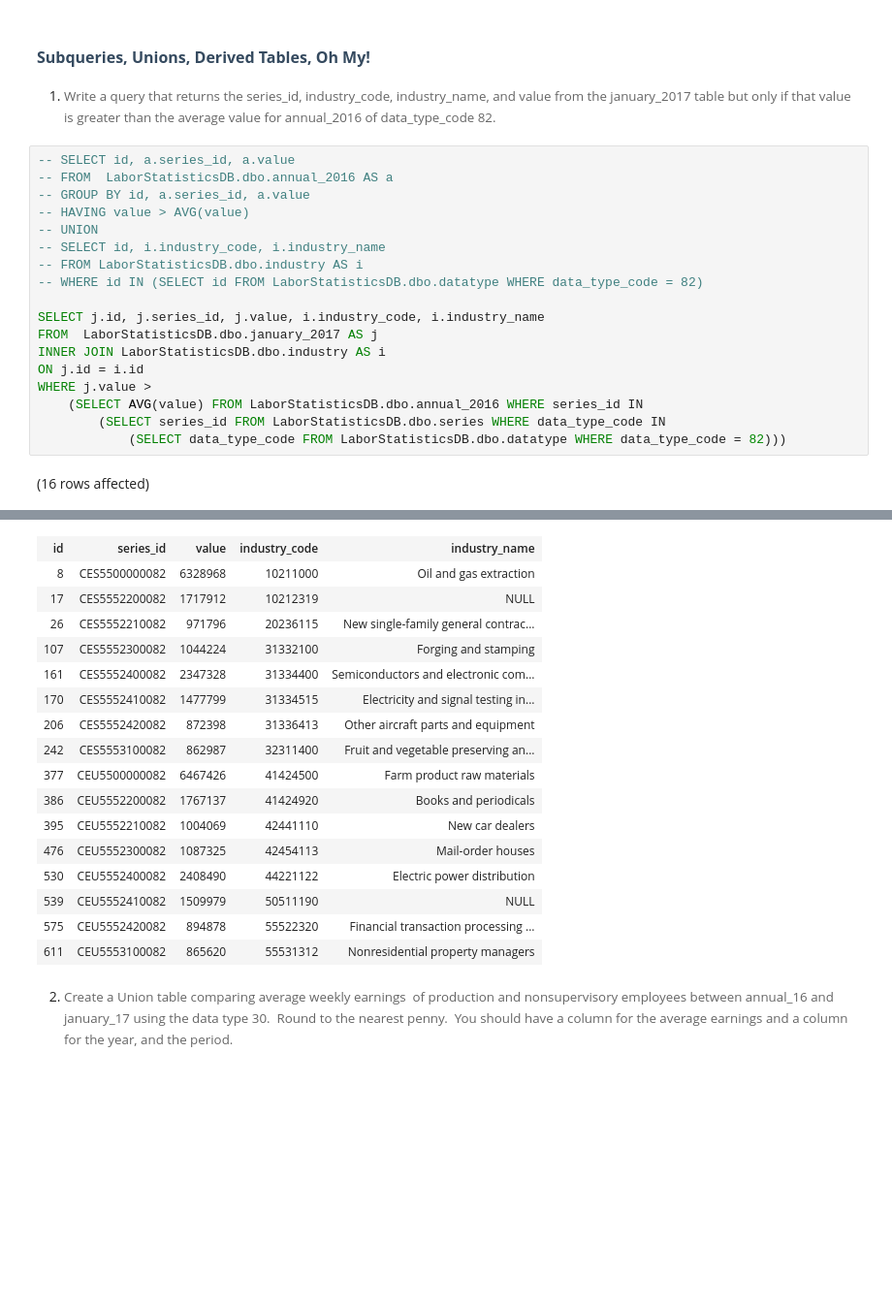
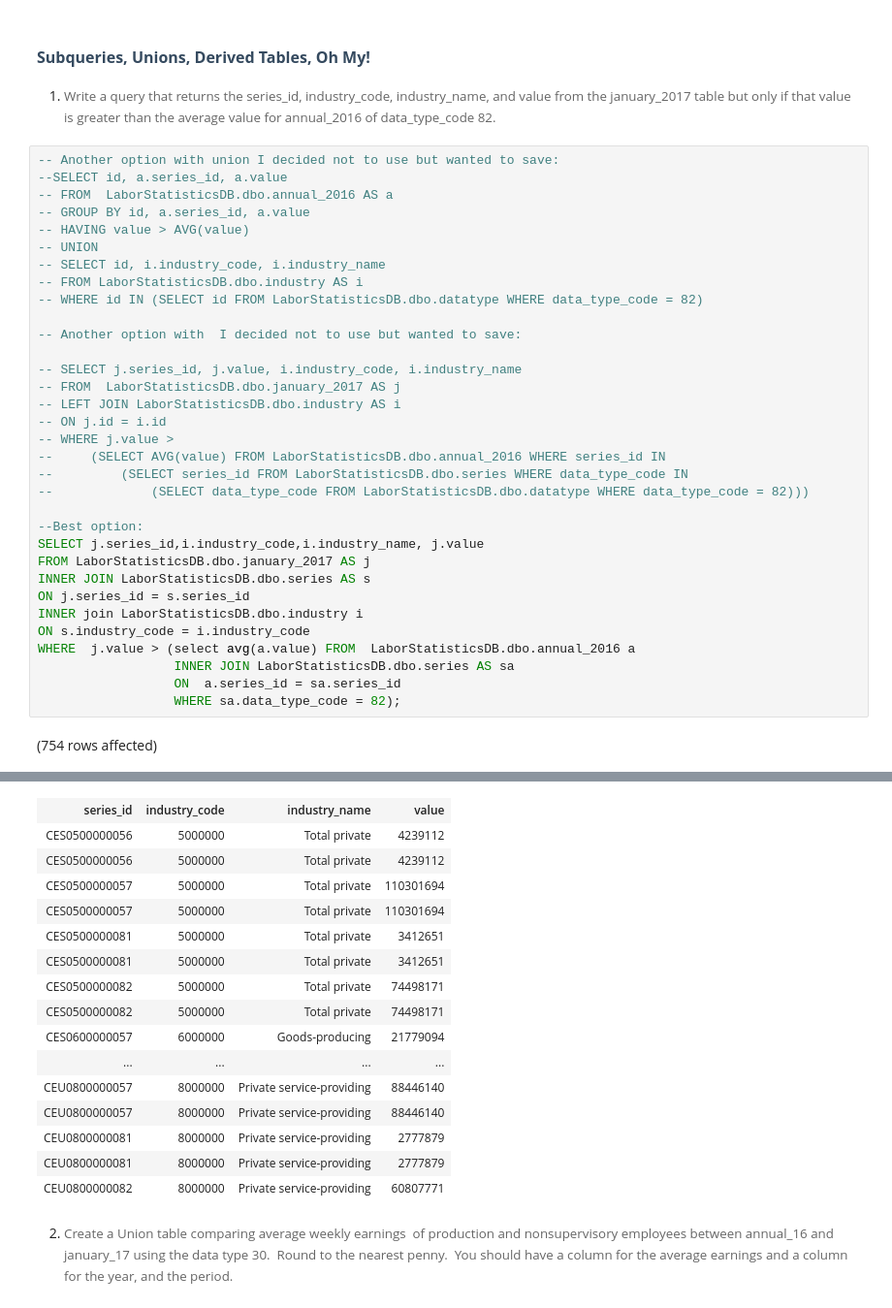
Before and after one commit to sclarksienki/Assignment3_9to5, a Jupyter notebook: 9to5.ipynb, the cells around one changed output, grey strips where cells are left out. Shown at 97% size. Drawn from its saved outputs; the diff is of its cells as text; blank space fills up the shorter version.

```diff
--- a/9to5.ipynb
+++ b/9to5.ipynb
@@ -363,7 +363,8 @@ Total execution time: 00:00:00.036
 
 1. <span style="background-color: rgb(255, 255, 255); font-size: 10pt; white-space: pre-wrap; color: rgb(102, 102, 102); font-family: Arvo, serif;">Write a query that returns the series_id, industry_code, industry_name, and value from the january_2017 table but only if that value is greater than the average value for annual_2016 of data_type_code 82.</span>
 # %%
--- SELECT id, a.series_id, a.value
+-- Another option with union I decided not to use but wanted to save:
+--SELECT id, a.series_id, a.value
 -- FROM  LaborStatisticsDB.dbo.annual_2016 AS a
 -- GROUP BY id, a.series_id, a.value
 -- HAVING value > AVG(value)
@@ -372,13 +373,27 @@ Total execution time: 00:00:00.036
 -- FROM LaborStatisticsDB.dbo.industry AS i
 -- WHERE id IN (SELECT id FROM LaborStatisticsDB.dbo.datatype WHERE data_type_code = 82)
 
-SELECT j.id, j.series_id, j.value, i.industry_code, i.industry_name
-FROM  LaborStatisticsDB.dbo.january_2017 AS j
-INNER JOIN LaborStatisticsDB.dbo.industry AS i
-ON j.id = i.id
-WHERE j.value >
-    (SELECT AVG(value) FROM LaborStatisticsDB.dbo.annual_2016 WHERE series_id IN
-        (SELECT series_id FROM LaborStatisticsDB.dbo.series WHERE data_type_code IN
-            (SELECT data_type_code FROM LaborStatisticsDB.dbo.datatype WHERE data_type_code = 82)))
+-- Another option with  I decided not to use but wanted to save:
+
+-- SELECT j.series_id, j.value, i.industry_code, i.industry_name
+-- FROM  LaborStatisticsDB.dbo.january_2017 AS j
+-- LEFT JOIN LaborStatisticsDB.dbo.industry AS i
+-- ON j.id = i.id
+-- WHERE j.value >
+--     (SELECT AVG(value) FROM LaborStatisticsDB.dbo.annual_2016 WHERE series_id IN
+--         (SELECT series_id FROM LaborStatisticsDB.dbo.series WHERE data_type_code IN
+--             (SELECT data_type_code FROM LaborStatisticsDB.dbo.datatype WHERE data_type_code = 82)))
+
+--Best option:
+SELECT j.series_id,i.industry_code,i.industry_name, j.value
+FROM LaborStatisticsDB.dbo.january_2017 AS j
+INNER JOIN LaborStatisticsDB.dbo.series AS s
+ON j.series_id = s.series_id
+INNER join LaborStatisticsDB.dbo.industry i
+ON s.industry_code = i.industry_code
+WHERE  j.value > (select avg(a.value) FROM  LaborStatisticsDB.dbo.annual_2016 a
+                  INNER JOIN LaborStatisticsDB.dbo.series AS sa
+                  ON  a.series_id = sa.series_id
+                  WHERE sa.data_type_code = 82);
 # %% [output]
-(16 rows affected)
+(754 rows affected)
@@ -386,20 +401,19 @@ Total execution time: 00:00:00.099
-| id | series_id | value | industry_code | industry_name |
-| 8 | CES5500000082 | 6328968 | 10211000 | Oil and gas extraction |
-| 17 | CES5552200082 | 1717912 | 10212319 | NULL |
-| 26 | CES5552210082 | 971796 | 20236115 | New single-family general contrac... |
-| 107 | CES5552300082 | 1044224 | 31332100 | Forging and stamping |
-| 161 | CES5552400082 | 2347328 | 31334400 | Semiconductors and electronic com... |
-| 170 | CES5552410082 | 1477799 | 31334515 | Electricity and signal testing in... |
-| 206 | CES5552420082 | 872398 | 31336413 | Other aircraft parts and equipment |
-| 242 | CES5553100082 | 862987 | 32311400 | Fruit and vegetable preserving an... |
-| 377 | CEU5500000082 | 6467426 | 41424500 | Farm product raw materials |
-| 386 | CEU5552200082 | 1767137 | 41424920 | Books and periodicals |
-| 395 | CEU5552210082 | 1004069 | 42441110 | New car dealers |
-| 476 | CEU5552300082 | 1087325 | 42454113 | Mail-order houses |
-| 530 | CEU5552400082 | 2408490 | 44221122 | Electric power distribution |
-| 539 | CEU5552410082 | 1509979 | 50511190 | NULL |
-| 575 | CEU5552420082 | 894878 | 55522320 | Financial transaction processing ... |
-| 611 | CEU5553100082 | 865620 | 55531312 | Nonresidential property managers |
+| series_id | industry_code | industry_name | value |
+| CES0500000056 | 5000000 | Total private | 4239112 |
+| CES0500000056 | 5000000 | Total private | 4239112 |
+| CES0500000057 | 5000000 | Total private | 110301694 |
+| CES0500000057 | 5000000 | Total private | 110301694 |
+| CES0500000081 | 5000000 | Total private | 3412651 |
+| CES0500000081 | 5000000 | Total private | 3412651 |
+| CES0500000082 | 5000000 | Total private | 74498171 |
+| CES0500000082 | 5000000 | Total private | 74498171 |
+| CES0600000057 | 6000000 | Goods-producing | 21779094 |
+| ... | ... | ... | ... |
+| CEU0800000057 | 8000000 | Private service-providing | 88446140 |
+| CEU0800000057 | 8000000 | Private service-providing | 88446140 |
+| CEU0800000081 | 8000000 | Private service-providing | 2777879 |
+| CEU0800000081 | 8000000 | Private service-providing | 2777879 |
+| CEU0800000082 | 8000000 | Private service-providing | 60807771 |
 # %% [markdown]
 2. <span style="background-color: rgb(255, 255, 255); font-size: 10pt; white-space: pre-wrap; color: rgb(102, 102, 102); font-family: Arvo, serif;">Create a Union table comparing average weekly earnings&nbsp; of production and nonsupervisory employees between annual_16 and january_17 using the data type 30.&nbsp; Round to the nearest penny.&nbsp; You should have a column for the average earnings and a column for the year, and the period.</span>
 # %%
```
Also changed, not shown: parts of 21 cells of this notebook, 1 other file.
